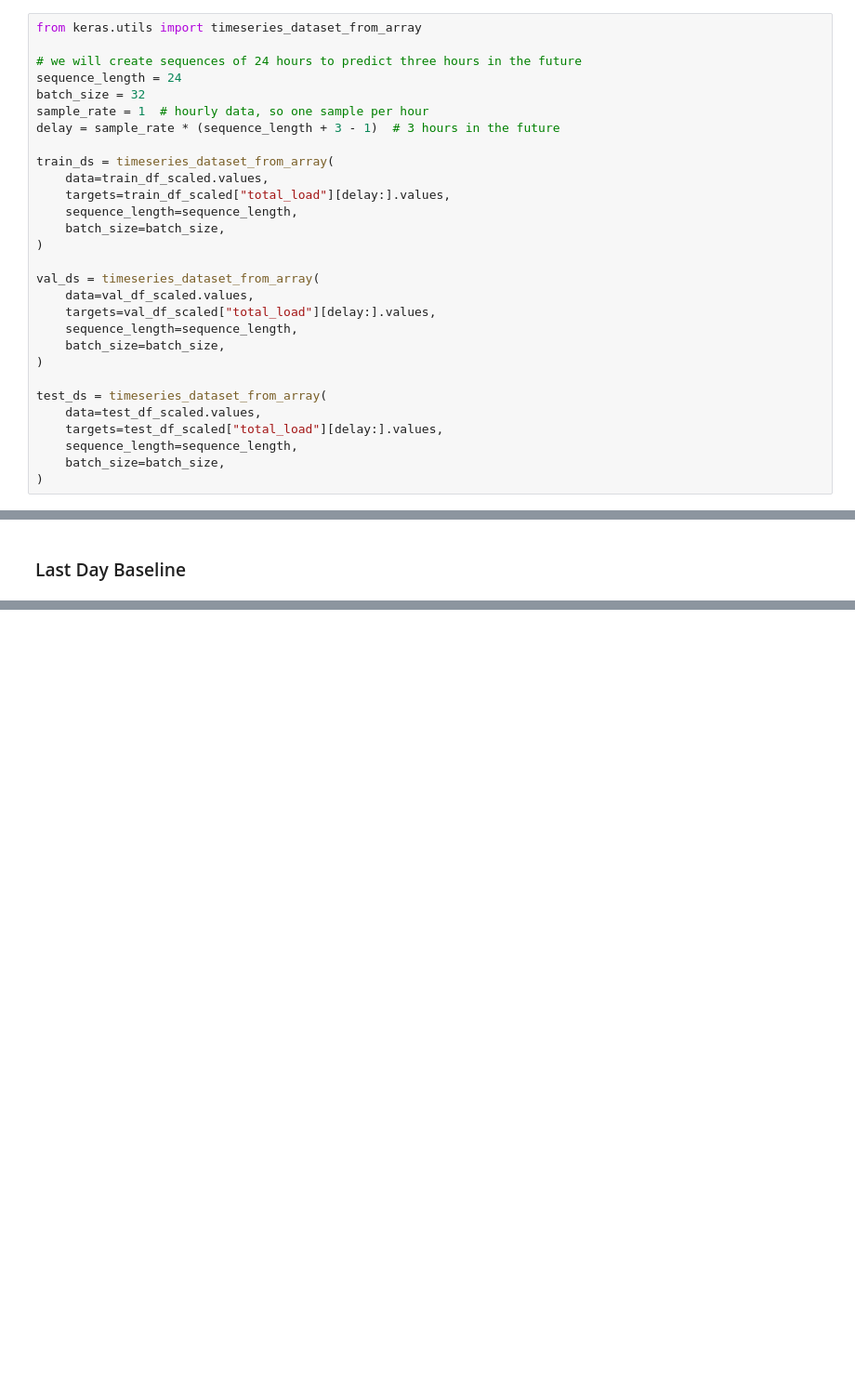
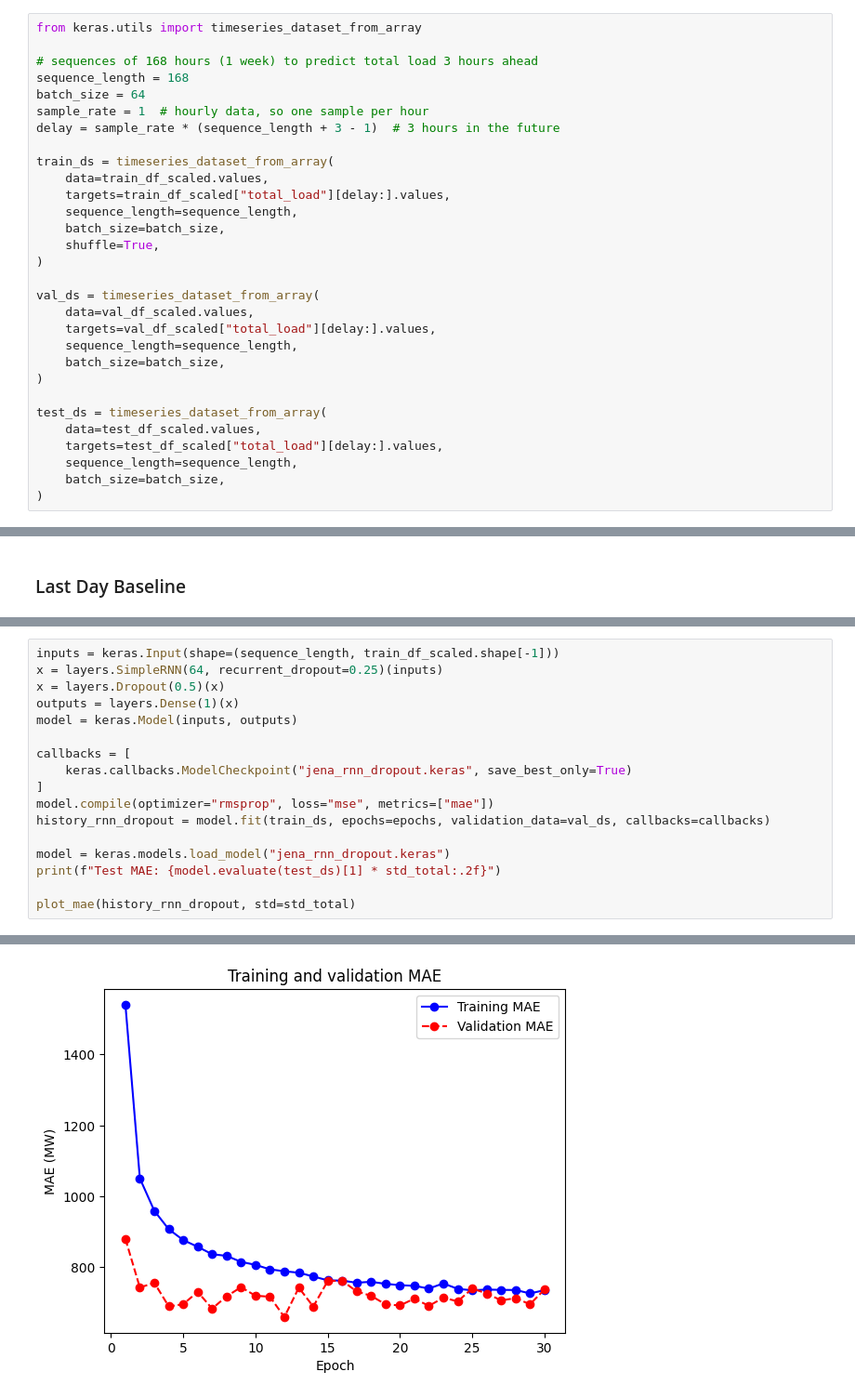
Before and after one commit to daniiprietoo/DL-P2-RNNs, a Jupyter notebook: P2_RNNs.ipynb, the cells around one changed output, grey strips where cells are left out. Shown at 93% size. Drawn from its saved outputs; the diff is of its cells as text; blank space fills up the shorter version.

```diff
--- a/P2_RNNs.ipynb
+++ b/P2_RNNs.ipynb
@@ -88,9 +92,9 @@ test_df_scaled = (test_df - mean) / std
 # %%
 from keras.utils import timeseries_dataset_from_array
 
-# we will create sequences of 24 hours to predict three hours in the future
-sequence_length = 24
-batch_size = 32
+# sequences of 168 hours (1 week) to predict total load 3 hours ahead
+sequence_length = 168
+batch_size = 64
 sample_rate = 1  # hourly data, so one sample per hour
 delay = sample_rate * (sequence_length + 3 - 1)  # 3 hours in the future
 
@@ -99,6 +103,7 @@ train_ds = timeseries_dataset_from_array(
     targets=train_df_scaled["total_load"][delay:].values,
     sequence_length=sequence_length,
     batch_size=batch_size,
+    shuffle=True,
 )
 
 val_ds = timeseries_dataset_from_array(
@@ -159,0 +327,18 @@ KeyError: -1
+# %%
+inputs = keras.Input(shape=(sequence_length, train_df_scaled.shape[-1]))
+x = layers.SimpleRNN(64, recurrent_dropout=0.25)(inputs)
+x = layers.Dropout(0.5)(x)
+outputs = layers.Dense(1)(x)
+model = keras.Model(inputs, outputs)
+
+callbacks = [
+    keras.callbacks.ModelCheckpoint("jena_rnn_dropout.keras", save_best_only=True)
+]
+model.compile(optimizer="rmsprop", loss="mse", metrics=["mae"])
+history_rnn_dropout = model.fit(train_ds, epochs=epochs, validation_data=val_ds, callbacks=callbacks)
+
+model = keras.models.load_model("jena_rnn_dropout.keras")
+print(f"Test MAE: {model.evaluate(test_ds)[1] * std_total:.2f}")
+
+plot_mae(history_rnn_dropout, std=std_total)
+# %% [output]
@@ -159,0 +367 @@ KeyError: -1
+[figure, added]
```
Also changed, not shown: parts of 31 cells of this notebook, 10 other files.
